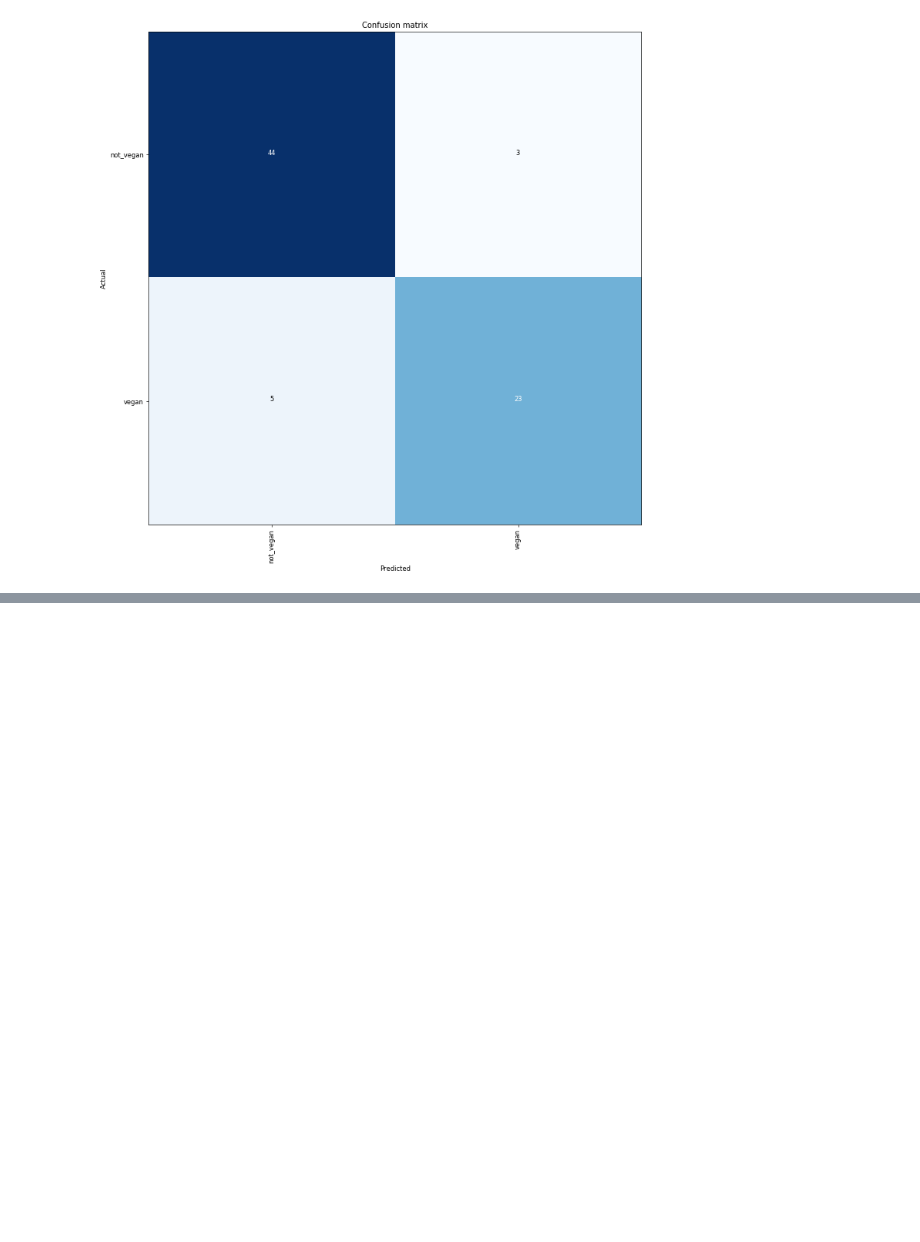
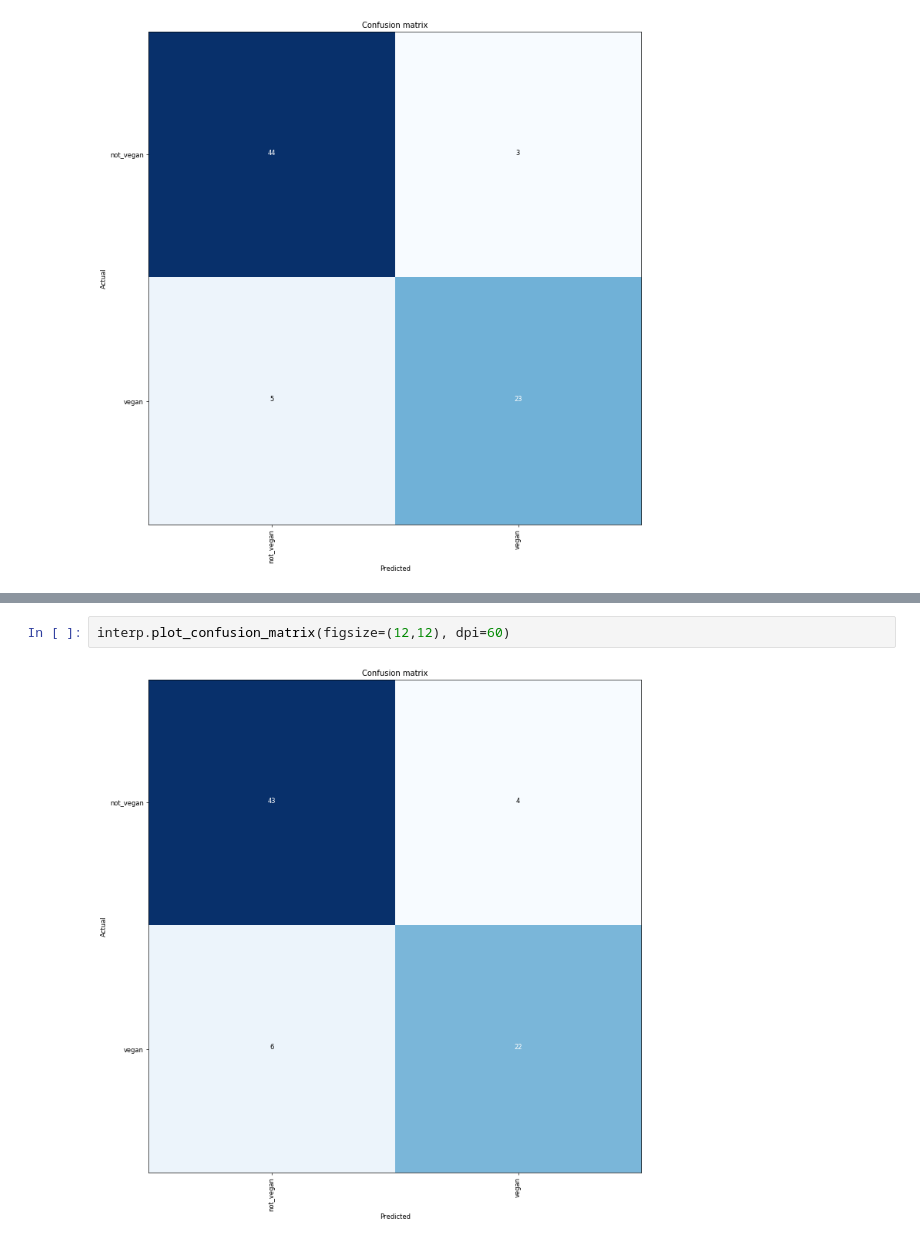
Before and after one commit to remiconnesson/instaclassifier, a Jupyter notebook: Downloading, preprocessing and training.ipynb, the cells around one changed output, grey strips where cells are left out. Saved outputs shown, nothing was run; the diff lists cells and outputs as text; blank space fills up the shorter version.

```diff
--- a/Downloading, preprocessing and training.ipynb
+++ b/Downloading, preprocessing and training.ipynb
@@ -202,0 +188,4 @@ interp.plot_confusion_matrix(figsize=(12,12), dpi=60)
+# %%
+interp.plot_confusion_matrix(figsize=(12,12), dpi=60)
+# %% [output]
+[figure, added]
```
Also changed, not shown: parts of 7 cells of this notebook.
